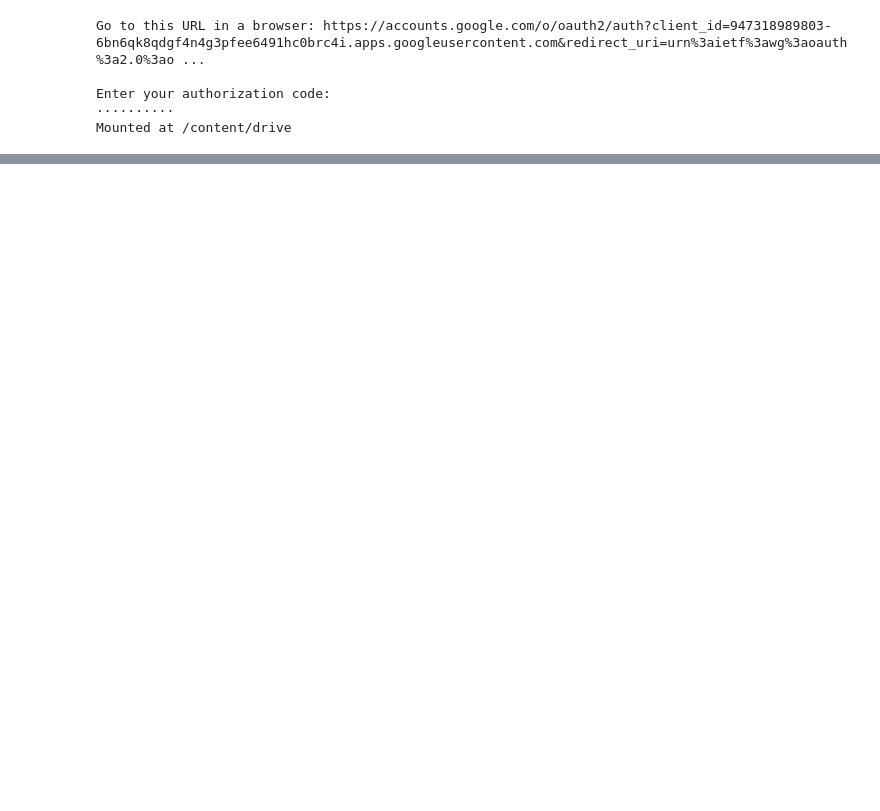
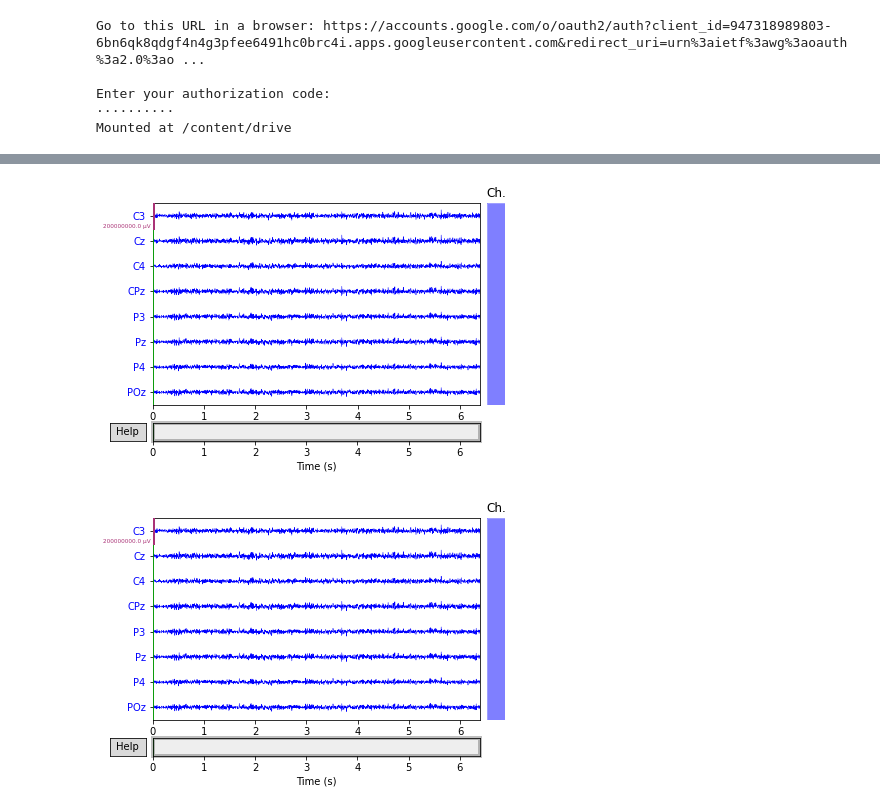
Before and after one commit to dpostolovski/eeg_is, a Jupyter notebook: IS_project.ipynb, the cells around one changed output, grey strips where cells are left out. Drawn from its saved outputs; the diff is of its cells as text; code cells hidden in the pictures; blank space fills up the shorter version.

```diff
--- a/IS_project.ipynb
+++ b/IS_project.ipynb
@@ -44,0 +86,6 @@ for i in range(8):
+# %%
+raw.plot(n_channels=8, scalings=100, title='Data from arrays',
+         show=True, block=True, color = 'blue')
+# %% [output]
+[figure, added]
+[figure, added]
```
Also changed, not shown: parts of 12 cells of this notebook.
